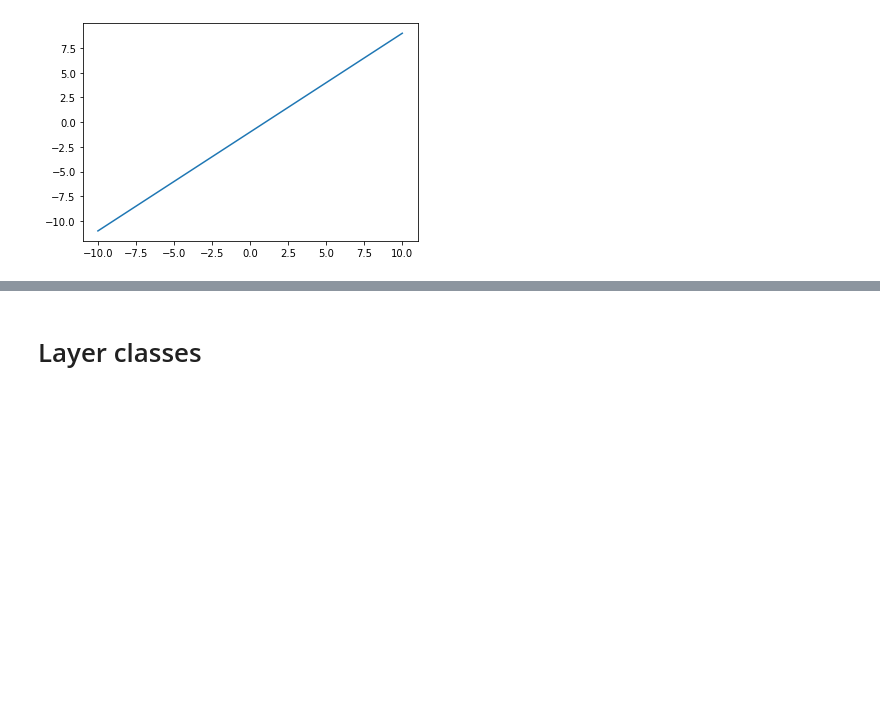
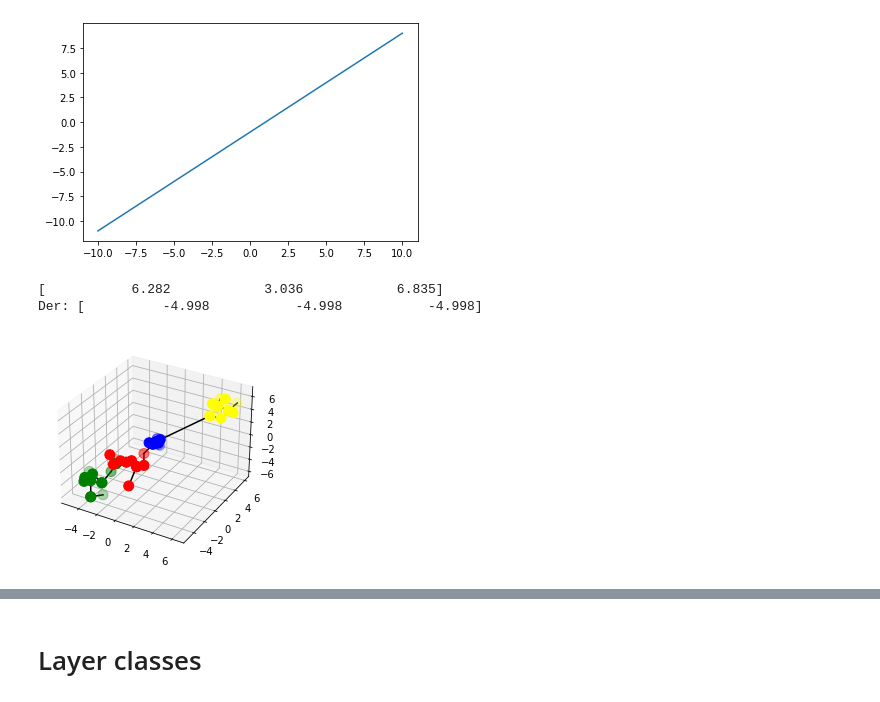
Before and after one commit to JoelSjoberg/Neural-NetworkInModules, a Jupyter notebook: Cluster loss.ipynb, the cells around one changed output, grey strips where cells are left out. Saved outputs shown, nothing was run; the diff lists cells and outputs as text; code cells hidden in the pictures; blank space fills up the shorter version.

```diff
--- a/Cluster loss.ipynb
+++ b/Cluster loss.ipynb
@@ -154,3 +305,38 @@ plt.show()
+# %%
+np.random.seed(0)
+numbers = 10
+points = np.random.random_sample((numbers, 3))
+points = np.vstack([points, np.random.normal(5, 0.7, size = (numbers, 3))])
+points = np.vstack([points, np.random.normal(-3, 1.7, size = (numbers, 3))])
+points = np.vstack([points, np.random.normal(1, 1.05, size = (numbers, 3))-3])
+
+labels = np.ones(numbers) * 0
+labels = np.hstack([labels, np.ones(numbers) * 1])
+labels = np.hstack([labels, np.ones(numbers) * 2])
+labels = np.hstack([labels, np.ones(numbers) * 3])
+
+c = Cluster(points, n = 13)
+c.set_y(labels)
+y_p = np.array([3, 3, 3]) * -1
+y_t = 3
+c.batch_y_t = labels
+print(c.compute(y_p, y_t))
+print("Der:",c.derivative(y_p))
+#activation = c.loss
+#limit = 10
+#line = np.linspace(-limit, limit, num = 10)
+#plt.plot(line, list(map(activation, line)))
+#plt.show()
+#plt.plot(line, list(map(test_approximation, line)))
+#plt.show()
+
+c.compute_min_connections()
+
+c.draw_space()
+# %% [output]
+[           6.282            3.036            6.835]
+Der: [          -4.998           -4.998           -4.998]
+[figure, added]
 # %%
 def k_medians(clusters, points, iters = 10, method = np.median):
 
```
Also changed, not shown: parts of 49 cells of this notebook.
